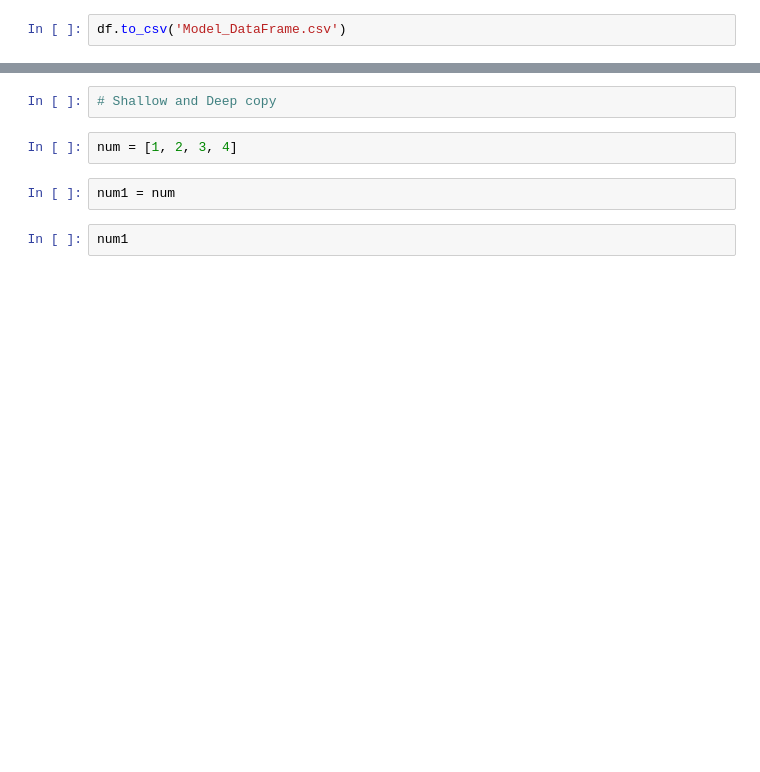
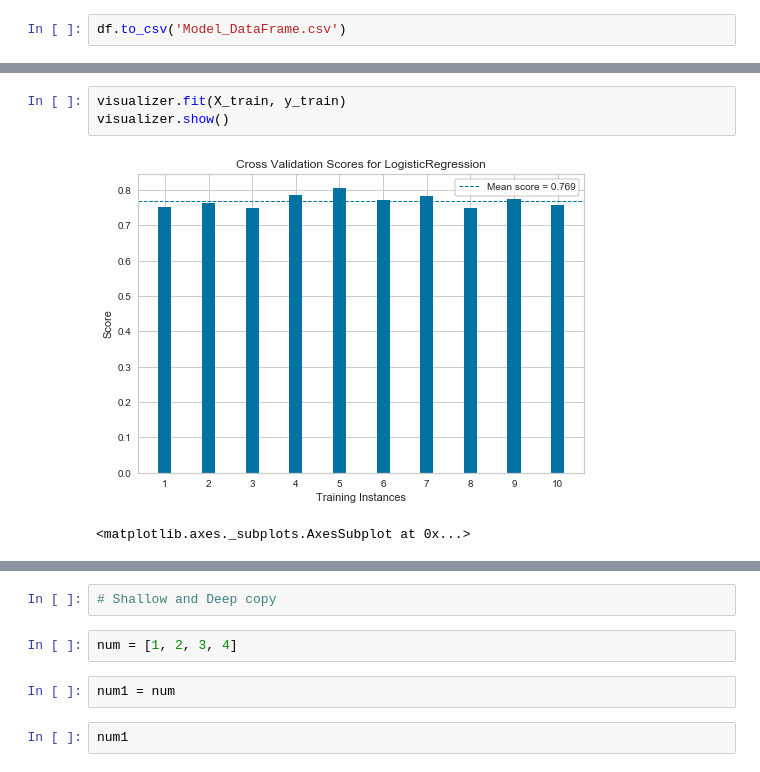
Before and after one commit to NextLmabda/classMaterials, a Jupyter notebook: projectDemo/DEMO/run.ipynb, the cells around one changed output, grey strips where cells are left out. Drawn from its saved outputs; the diff is of its cells as text; blank space fills up the shorter version.

```diff
--- a/projectDemo/DEMO/run.ipynb
+++ b/projectDemo/DEMO/run.ipynb
@@ -117,0 +383,6 @@ df.to_csv('Model_DataFrame.csv')
+# %%
+visualizer.fit(X_train, y_train)
+visualizer.show()
+# %% [output]
+[figure, added]
+<matplotlib.axes._subplots.AxesSubplot at 0x...>
```
Also changed, not shown: parts of 54 cells of this notebook, 6 other files.
